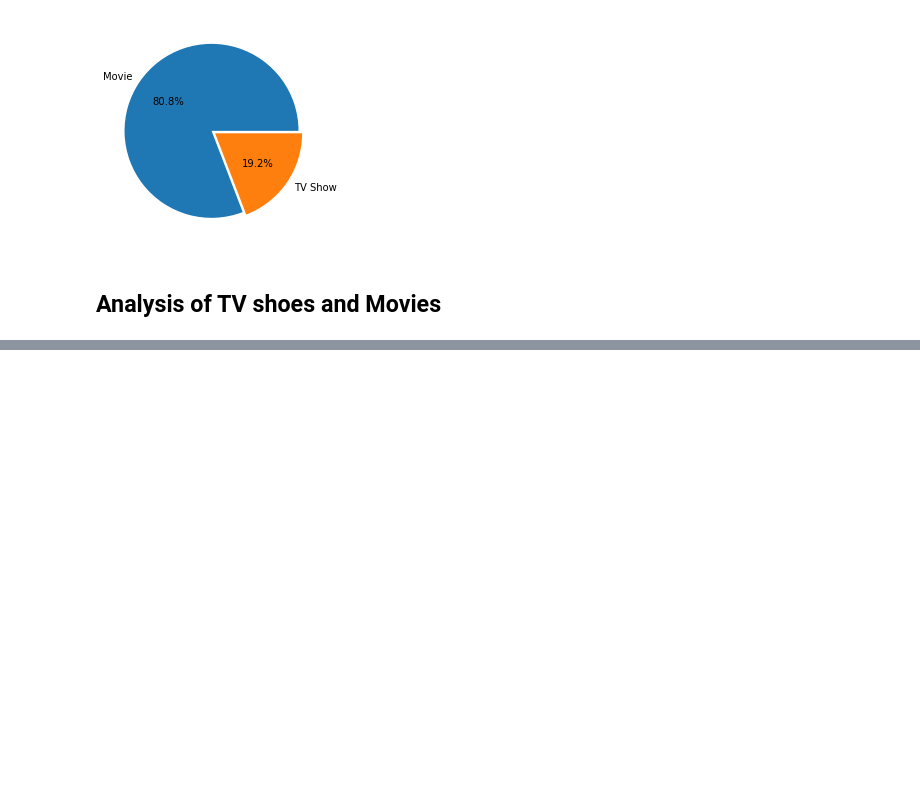
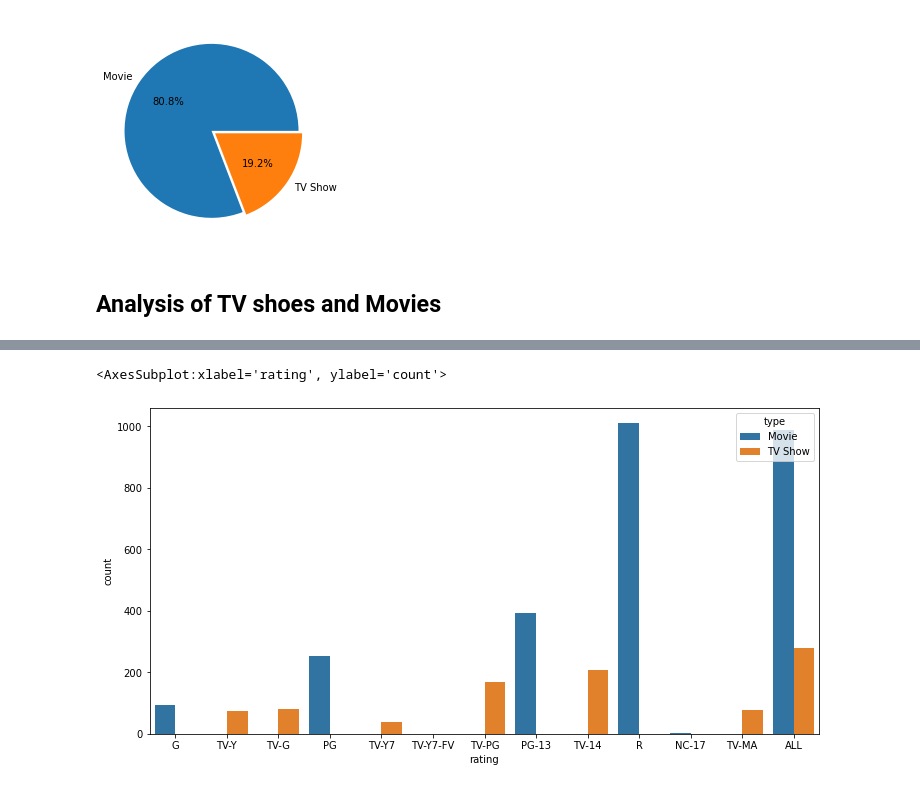
Before and after one commit to KunalSharma2001/Exploratory-data-analysis-EDA-, a Jupyter notebook: Amazon Prime EDA/Amazon-EDA.ipynb, the cells around one changed output, grey strips where cells are left out. Cells and saved outputs as stored; diff of their text form; code cells hidden in the pictures; blank space fills up the shorter version.

```diff
--- a/Amazon Prime EDA/Amazon-EDA.ipynb
+++ b/Amazon Prime EDA/Amazon-EDA.ipynb
@@ -155,0 +294,8 @@ So start of by analysis different type of Movies and T.V Shoes
+# %%
+order =  ['G', 'TV-Y', 'TV-G', 'PG', 'TV-Y7',
+          'TV-Y7-FV', 'TV-PG', 'PG-13', 'TV-14', 'R', 'NC-17', 'TV-MA','ALL']
+plt.figure(figsize=(12,6))
+sns.countplot(x=df.rating, hue=df.type, order=order)
+# %% [output]
+<AxesSubplot:xlabel='rating', ylabel='count'>
+[figure, added]
```
Also changed, not shown: parts of 31 cells of this notebook.
